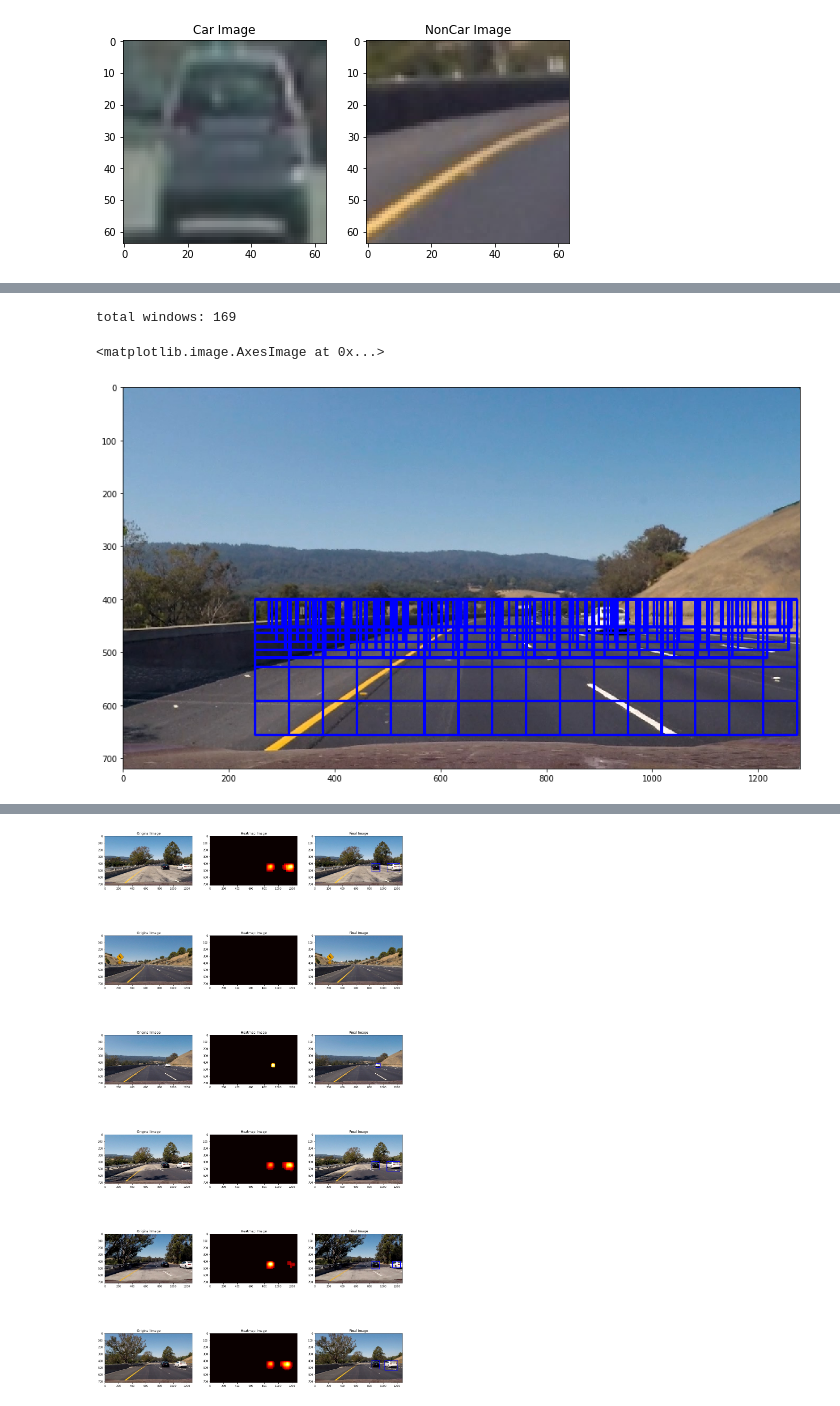
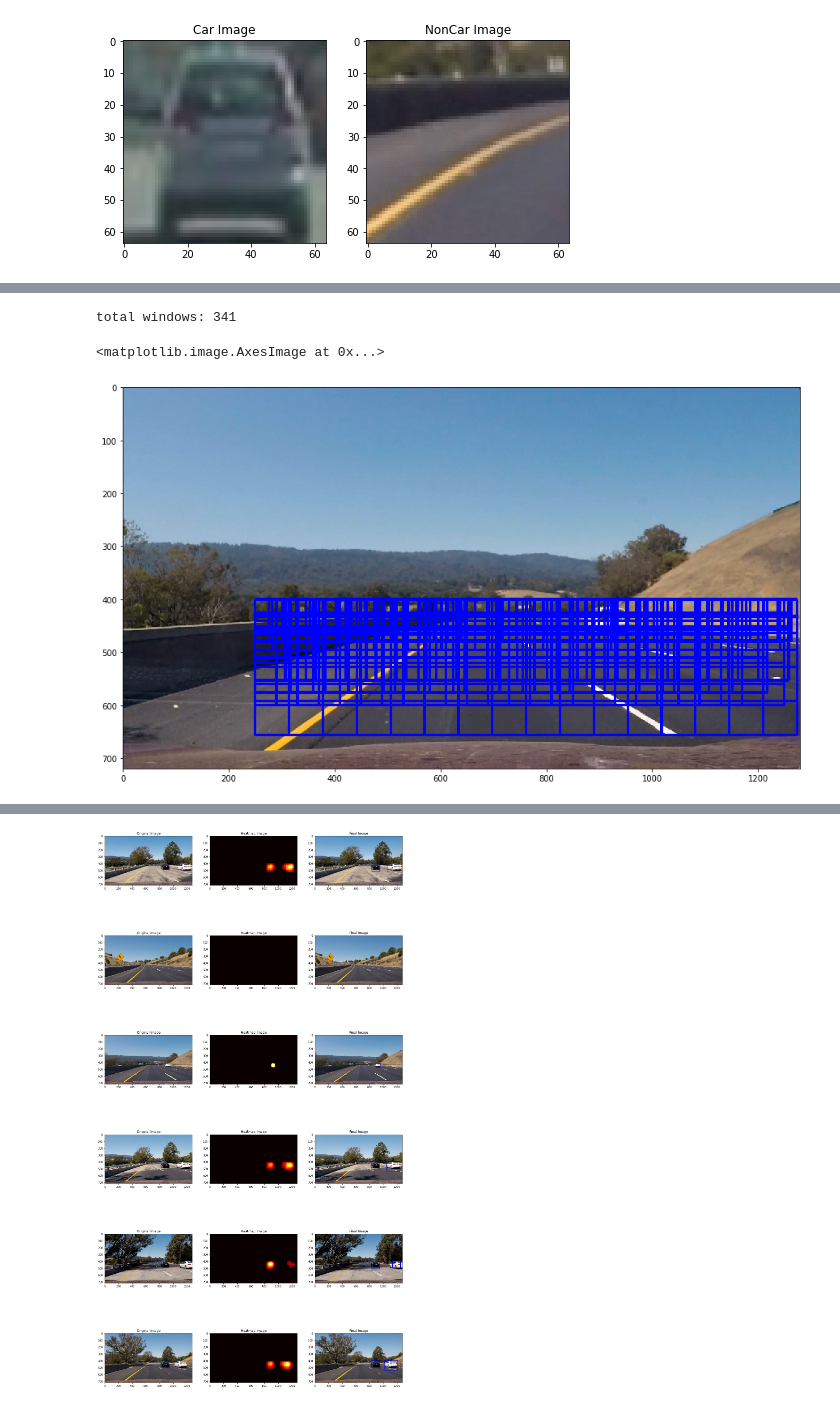
Before and after one commit to Van-Vu/car-vehicle-detection, a Jupyter notebook: vehicle-detection.ipynb, the cells around one changed output, grey strips where cells are left out. Cells and saved outputs as stored; diff of their text form; code cells hidden in the pictures.

```diff
--- a/vehicle-detection.ipynb
+++ b/vehicle-detection.ipynb
@@ -365,48 +497,29 @@ def search_windows(img, windows, clf, scaler, color_space='RGB',
 # %%
+# FIND ALL WINDOWS THAT WILL BE USED TO DETECT VEHICLE
+
 image = mpimg.imread('./test_images/test3.jpg')
 draw_image = np.copy(image)
-
-# Uncomment the following line if you extracted training
-# data from .png images (scaled 0 to 1 by mpimg) and the
-# image you are searching is a .jpg (scaled 0 to 255)
 image = image.astype(np.float32)/255
 
-color_space = 'YUV' # Can be RGB, HSV, LUV, HLS, YUV, YCrCb
-orient = 9  # HOG orientations
-pix_per_cell = 8 # HOG pixels per cell
-cell_per_block = 2 # HOG cells per block
-hog_channel = 'ALL' # Can be 0, 1, 2, or "ALL"
-spatial_size = 16 # Spatial binning dimensions
-hist_bins = 32    # Number of histogram bins
-y_start_stop = [400, 650] # Min and max in y to search in slide_window()
-x_start_stop = [250, 1280] # Min and max in x to search in slide_window()
-
-windows0 = slide_window(image, x_start_stop=x_start_stop, y_start_stop=[400,452],
+windows0 = slide_window(image, x_start_stop=x_start_stop, y_start_stop=[400,500],
                     xy_window=(52, 52), xy_overlap=(0.5, 0.5))
-windows1 = slide_window(image, x_start_stop=x_start_stop, y_start_stop=[400,464],
+windows1 = slide_window(image, x_start_stop=x_start_stop, y_start_stop=[400,500],
                     xy_window=(64, 64), xy_overlap=(0.5, 0.5))
-windows2 = slide_window(image, x_start_stop=x_start_stop, y_start_stop=[400,480],
+windows2 = slide_window(image, x_start_stop=x_start_stop, y_start_stop=[400,600],
                     xy_window=(80, 80), xy_overlap=(0.5, 0.5))
-windows3 = slide_window(image, x_start_stop=x_start_stop, y_start_stop=[400,500],
+windows3 = slide_window(image, x_start_stop=x_start_stop, y_start_stop=[400,600],
                     xy_window=(96, 96), xy_overlap=(0.4, 0.4))
-windows4 = slide_window(image, x_start_stop=x_start_stop, y_start_stop=[400,510],
+windows4 = slide_window(image, x_start_stop=x_start_stop, y_start_stop=[400,600],
                     xy_window=(110, 110), xy_overlap=(0.4, 0.4))
 windows5 = slide_window(image, x_start_stop=x_start_stop, y_start_stop=[400,660],
                     xy_window=(128, 128), xy_overlap=(0.5, 0.5))
 
 windows= windows0 +  windows1  + windows2 + windows3 + windows4 + windows5
 print('total windows:',len(windows))
-#hot_windows = search_windows(image, windows, classifier, X_scaler, color_space=color_space,
-#                        spatial_size=spatial_size, hist_bins=hist_bins,
-#                        orient=orient, pix_per_cell=pix_per_cell,
-#                        cell_per_block=cell_per_block,
-#                        hog_channel=hog_channel)
-#print(len(hot_windows))
-#window_img = draw_boxes(draw_image, hot_windows, thick=6)
 window_img = draw_boxes(draw_image, windows, thick=3)
 fig = plt.figure(figsize=(15,30))
 plt.imshow(window_img)
 # %% [output]
-total windows: 169
+total windows: 341
 <matplotlib.image.AxesImage at 0x...>
-[figure, old version]
+[figure, new version]
```
Also changed, not shown: parts of 28 cells of this notebook, 20 other files.
